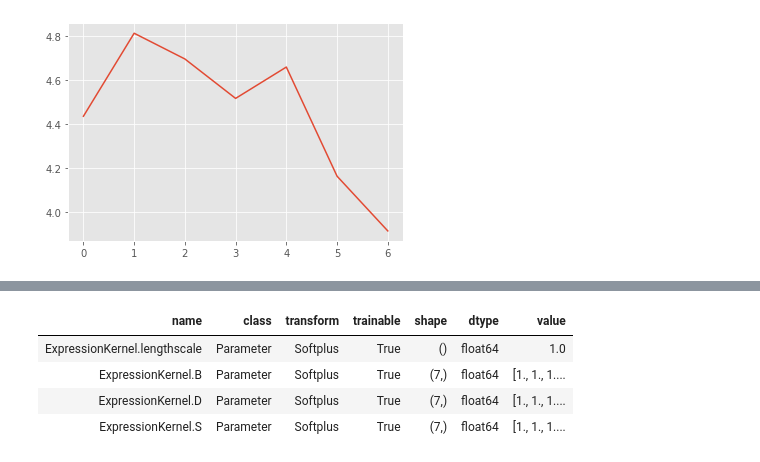
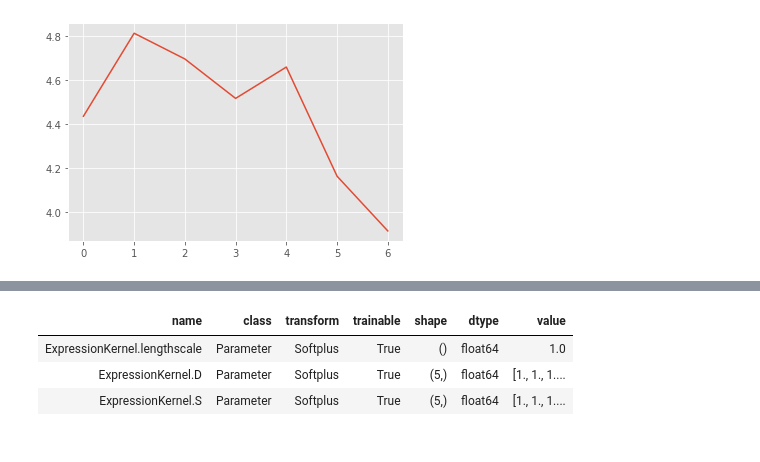
Before and after one commit to JCobbles/trangp, a Jupyter notebook: Lawrence Replication.ipynb, the cells around one changed output, grey strips where cells are left out. Drawn from its saved outputs; the diff is of its cells as text; code cells hidden in the pictures.

```diff
--- a/Lawrence Replication.ipynb
+++ b/Lawrence Replication.ipynb
@@ -10,6 +10,8 @@ plt.style.use('ggplot')
 import tensorflow as tf
 import math
 from tensorflow import math as tm
+
+PI = tf.constant(math.pi, dtype='float64')
 # %% [markdown]
 # Replication of the paper by Lawrence et al., 2006
 
@@ -99,12 +101,8 @@ plt.plot(genes[genes.index == 'p53'].values[0])
 [<matplotlib.lines.Line2D at 0x...>]
 [figure]
 # %%
-
-X = genes[genes.index != 'p53'].values
+X = genes[genes.index != 'p53'].values.T
 Y = genes[genes.index == 'p53'].values[0]
 
-
 print(X.shape,Y.shape)
-a = tf.range(X.shape[1])*2
-print(a)
 # %% [output]
@@ -115,92 +112,86 @@ class ExpressionKernel(gpflow.kernels.Kernel):
     def __init__(self):
         super().__init__(active_dims=[0])
         self.lengthscale = gpflow.Parameter(1.0, transform=positive())
-        B = np.ones(X.shape[1])
-        self.B = gpflow.Parameter(B, transform=positive())
-        D = np.ones(X.shape[1])
+#         B = tf.ones(5)
+#         self.B = gpflow.Parameter(B)
+        D = tf.ones(5)
         self.D = gpflow.Parameter(D, transform=positive())
-        S = np.ones(X.shape[1])
+        S = tf.ones(5)
         self.S = gpflow.Parameter(S, transform=positive())
 
 
     def K(self, X, X2=None):
-        print(X,X2)
         if X2 is None:
-            K_xx = np.zeros([X.shape[1],X.shape[1]])
-            for j, _ in enumerate(X):
-                for k, row in enumerate(X):
+            K_xx = tf.zeros([X.shape[0],X.shape[0]], dtype='float64')
+            for j, _ in enumerate(X.T):
+                for k, row in enumerate(X.T):
                     K_xx += self.k_xx(j, k)
             return K_xx
         else:
-            K_xf = np.zeros([X.shape[0],X2.shape[0]])
-            for j, _ in enumerate(X):
-                for k, _ in enumerate(X):
+            print('HHHHHHHHHHHHHHHHHHHHHHHHHHHHHHHHHHHHHHHHHHHHHHHHHHHHHH\nNNNNNNNNNNNNNNNNNNNNNNNNNNNNNNNNN')
+            K_xf = tf.zeros([X.shape[0],X2.shape[0]], dtype='float64')
+            for j, _ in enumerate(X.T):
+                for k, _ in enumerate(X.T):
                     K_xf += self.k_xf(j, k)
             return K_xf
 
 
     def gamma(self, k):
         return self.D[k]*self.lengthscale/2
-    #replace np exp with tf exp
+
     def h(self, k, j, primefirst=False):
         l = self.lengthscale
-        t = tf.cast(tf.range(X.shape[1])*2, tf.float64)
-        if primefirst:
-            t_ = tf.transpose(tf.reshape(tf.tile(t, [X.shape[1]]), [ X.shape[1], tf.shape(t)[0]]))
-            t_prime = tf.reshape(tf.tile(t, [X.shape[1]]), [ X.shape[1], tf.shape(t)[0]])
-        else:
-            t_prime = tf.transpose(tf.reshape(tf.tile(t, [X.shape[1]]), [ X.shape[1], tf.shape(t)[0]]))
-            t_ = tf.reshape(tf.tile(t, [X.shape[1]]), [ X.shape[1], tf.shape(t)[0]])
+        t_prime, t_, t_dist = self.get_distance_matrix(primefirst)
 
-        t_dist = t_prime-t_
-        multiplier = tf.math.exp(self.gamma(k))**2 / (self.D[j]+self.D[k])
-        first_erf_term = tf.math.erf(t_dist/l - self.gamma(k)) + tf.math.erf(t_/l + self.gamma(k))
-        second_erf_term = tf.math.erf(t_prime/l - self.gamma(k)) + tf.math.erf(self.gamma(k))
+        multiplier = tm.exp(self.gamma(k))**2 / (self.D[j]+self.D[k])
+        first_erf_term = tm.erf(t_dist/l - self.gamma(k)) + tm.erf(t_/l + self.gamma(k))
+        second_erf_term = tm.erf(t_prime/l - self.gamma(k)) + tm.erf(self.gamma(k))
 
-        return multiplier * (tf.math.exp(-self.D[k]*t_dist) * first_erf_term - \
-                             tf.math.exp(-self.D[k]*t_prime-self.D[j]) * second_erf_term)
+        return multiplier * (tf.multiply(tm.exp(-tm.multiply(self.D[k],t_dist)) , first_erf_term) - \
+                             tf.multiply(tm.exp(-tm.multiply(self.D[k],t_prime)-self.D[j]) , second_erf_term))
 
 
-    #covariance between gradients (it's the gradients that we want out... maybe we should have a way of getting K_ff too? Currently you get the diag of K_ff from Kdiag)
     def k_xx(self, j, k):
         '''k_xx(t, tprime)'''
-        return self.S[j]*self.S[k]*self.lengthscale*0.5*np.sqrt(math.pi) * (self.h(k, j, primefirst=True) + self.h(j, k))
+        return self.S[j]*self.S[k]*self.lengthscale*0.5*tm.sqrt(PI) * (self.h(k, j, primefirst=True) + self.h(j, k))
 
 
-
-    def get_distance_matrix(primefirst=True):
-        t = tf.cast(tf.range(X.shape[1])*2, tf.float64)
-        t_ = tf.transpose(tf.reshape(tf.tile(t, [X.shape[1]]), [ X.shape[1], tf.shape(t)[0]]))
-        t_prime = tf.reshape(tf.tile(t, [X.shape[1]]), [ X.shape[1], tf.shape(t)[0]])
+    def get_distance_matrix(self, primefirst=True):
+        t = tf.cast(tf.range(7)*2, tf.float64)
+        t_ = tf.transpose(tf.reshape(tf.tile(t, [7]), [ 7, tf.shape(t)[0]]))
+        t_prime = tf.reshape(tf.tile(t, [7]), [ 7, tf.shape(t)[0]])
         if not primefirst:
-            t_prime = tf.transpose(tf.reshape(tf.tile(t, [X.shape[1]]), [ X.shape[1], tf.shape(t)[0]]))
-            t_ = tf.reshape(tf.tile(t, [X.shape[1]]), [ X.shape[1], tf.shape(t)[0]])
+            t_prime = tf.transpose(tf.reshape(tf.tile(t, [7]), [ 7, tf.shape(t)[0]]))
+            t_ = tf.reshape(tf.tile(t, [7]), [ 7, tf.shape(t)[0]])
 
         return t_prime, t_, t_prime-t_
 
     #covariance between the gradient and the actual value
-    def k_xf(self, t, tprime, l):
-        t_prime, t_, t_dist = get_distance_matrix()
+    def k_xf(self, j):
+        print('AAAAAAAAAAAAAAAAAAAAAAAAAAAA')
+        t_prime, t_, t_dist = self.get_distance_matrix()
+        l = self.lengthscale
+        erf_term = tm.erf(t_dist/l - self.gamma(j)) + tm.erf(t_/l + self.gamma(j))
 
-        erf_term = tf.math.erf(t_dist/l - self.gamma(k)) + tf.math.erf(t_/l + self.gamma(k))
-
-        return self.lengthscale*0.5*tm.sqrt(math.pi)*tm.exp(self.gamma(k))**2 *tm.exp(-self.D[j]*t_dist)*erf_term
+        return S[j]*l*0.5*tm.sqrt(PI)*tm.exp(self.gamma(j))**2 *tm.exp(-self.D[j]*t_dist)*erf_term
 
     def K_diag(self, X):
+        print('AAAAAAAAAAAAAAAAAAAAAAAAAAAAsssssssssssssssssssss')
+
         """I've used the fact that we call this method for K_ff when finding the covariance as a hack so
         I know if I should return K_ff or K_xx. In this case we're returning K_ff!!
         $K_{ff}^{post} = K_{ff} - K_{fx} K_{xx}^{-1} K_{xf}$"""
-        _,_,t_dist = get_distance_matrix()
-        K_ff = tf.math.exp(-(t_dist**2)/(self.lenghscale**2))
-        return K_ff * self.variances[0]
+        print('k diag')
+        _,_,t_dist = self.get_distance_matrix()
+        K_ff = tf.math.exp(-(t_dist**2)/(self.lengthscale**2))
+        return K_ff
 
 k_exp = ExpressionKernel()
 print_summary(k_exp, fmt='notebook')
 
-cov_SS = k_exp.K(X)
+k_exp.K(X)
 # %% [output]
 | name | class | transform | trainable | shape | dtype | value |
 | ExpressionKernel.lengthscale | Parameter | Softplus | True | () | float64 | 1.0 |
-| ExpressionKernel.B | Parameter | Softplus | True | (7,) | float64 | [1., 1., 1.... |
-| ExpressionKernel.D | Parameter | Softplus | True | (7,) | float64 | [1., 1., 1.... |
-| ExpressionKernel.S | Parameter | Softplus | True | (7,) | float64 | [1., 1., 1.... |
+| ExpressionKernel.D | Parameter | Softplus | True | (5,) | float64 | [1., 1., 1.... |
+| ExpressionKernel.S | Parameter | Softplus | True | (5,) | float64 | [1., 1., 1.... |
```
Also changed, not shown: parts of 6 cells of this notebook.
